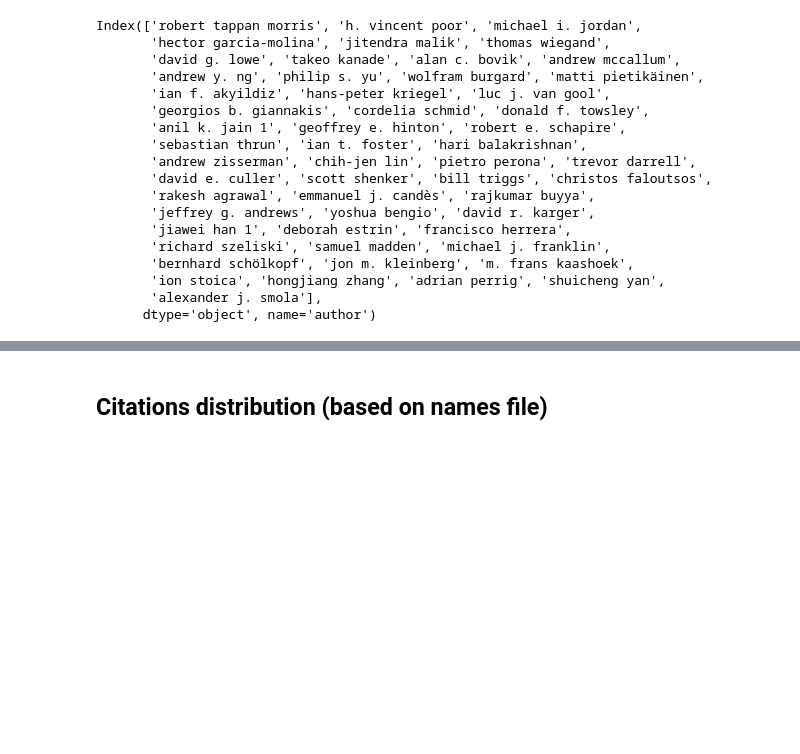
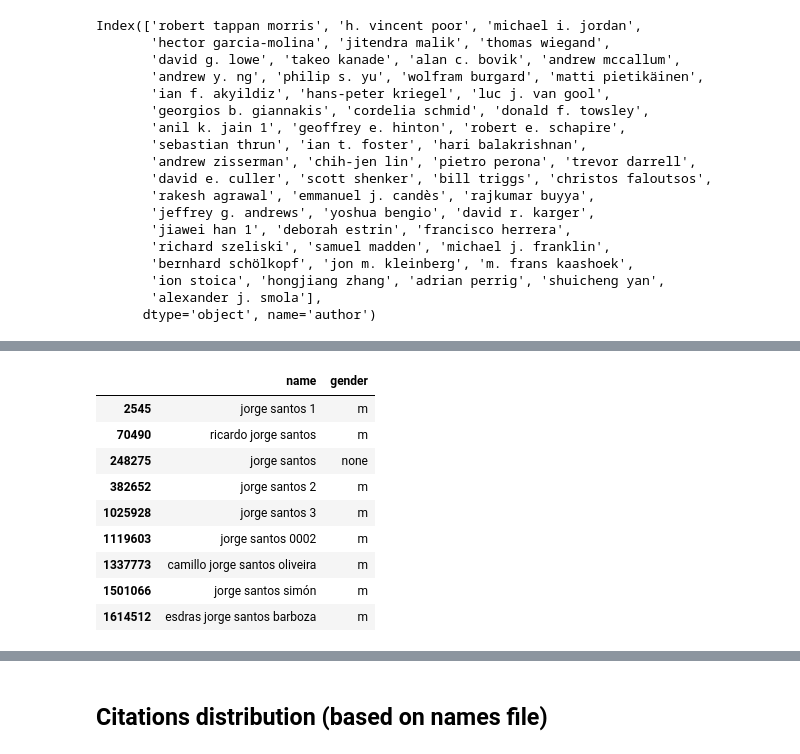
Before and after one commit to gesiscss/inequality, a Jupyter notebook: 1.Descriptive.ipynb, the cells around one changed output, grey strips where cells are left out. Saved outputs shown, nothing was run; the diff lists cells and outputs as text; code cells hidden in the pictures; blank space fills up the shorter version.

```diff
--- a/1.Descriptive.ipynb
+++ b/1.Descriptive.ipynb
@@ -270,3 +270,5 @@ Index(['robert tappan morris', 'h. vincent poor', 'michael i. jordan',
       dtype='object', name='author')
 # %%
 #credible_authors.drop(authors_50k, inplace=True)
+# %%
+gender = pd.read_csv('./data/name_gender_2017_asiansAsNone_nodup.txt')
@@ -272,0 +312,13 @@ Index(['robert tappan morris', 'h. vincent poor', 'michael i. jordan',
+# %%
+gender[gender.name.str.contains("jorge santos")]
+# %% [output]
+|  | name | gender |
+| 2545 | jorge santos 1 | m |
+| 70490 | ricardo jorge santos | m |
+| 248275 | jorge santos | none |
+| 382652 | jorge santos 2 | m |
+| 1025928 | jorge santos 3 | m |
+| 1119603 | jorge santos 0002 | m |
+| 1337773 | camillo jorge santos oliveira | m |
+| 1501066 | jorge santos simón | m |
+| 1614512 | esdras jorge santos barboza | m |
```
Also changed, not shown: parts of 13 cells of this notebook.
